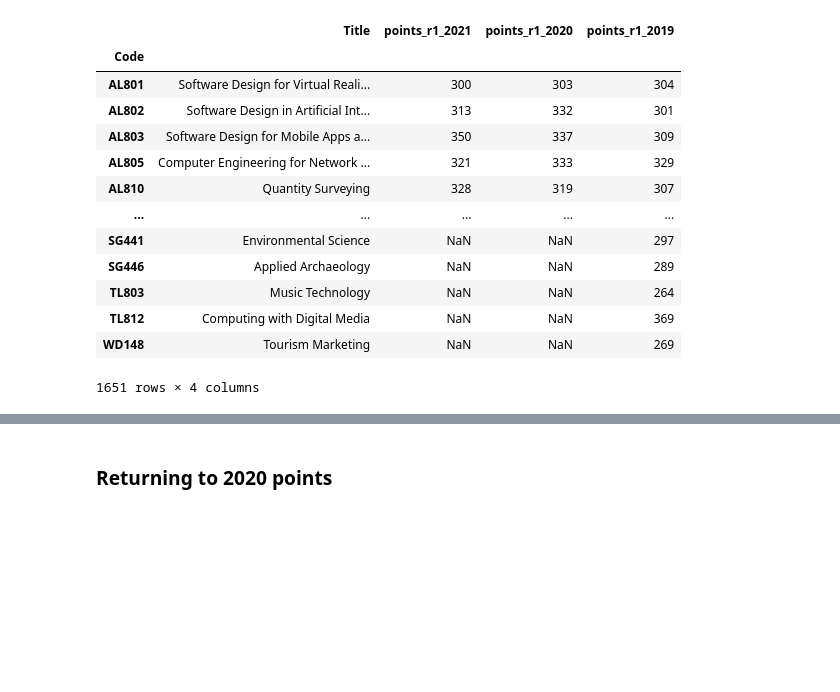
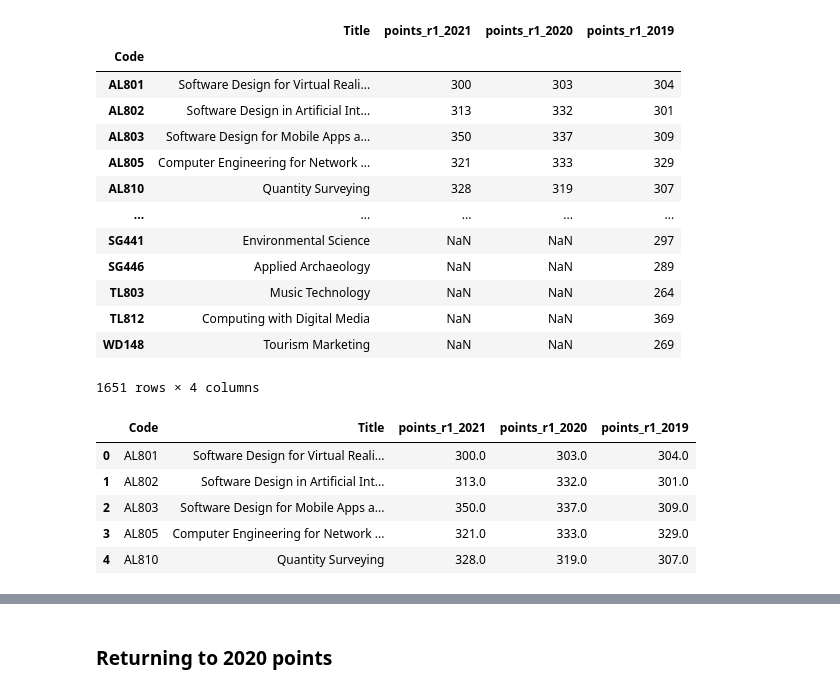
Before and after one commit to Lynch08/Fundementals_Of_Data_Analysis, a Jupyter notebook: CAO Points/new.ipynb, the cells around one changed output, grey strips where cells are left out. Drawn from its saved outputs; the diff is of its cells as text; code cells hidden in the pictures; blank space fills up the shorter version.

```diff
--- a/CAO Points/new.ipynb
+++ b/CAO Points/new.ipynb
@@ -711,0 +721,9 @@ allcourses
+# %%
+firstrndpts.head()
+# %% [output]
+|  | Code | Title | points_r1_2021 | points_r1_2020 | points_r1_2019 |
+| 0 | AL801 | Software Design for Virtual Reali... | 300.0 | 303.0 | 304.0 |
+| 1 | AL802 | Software Design in Artificial Int... | 313.0 | 332.0 | 301.0 |
+| 2 | AL803 | Software Design for Mobile Apps a... | 350.0 | 337.0 | 309.0 |
+| 3 | AL805 | Computer Engineering for Network ... | 321.0 | 333.0 | 329.0 |
+| 4 | AL810 | Quantity Surveying | 328.0 | 319.0 | 307.0 |
```
Also changed, not shown: parts of 49 cells of this notebook, 55 other files.
